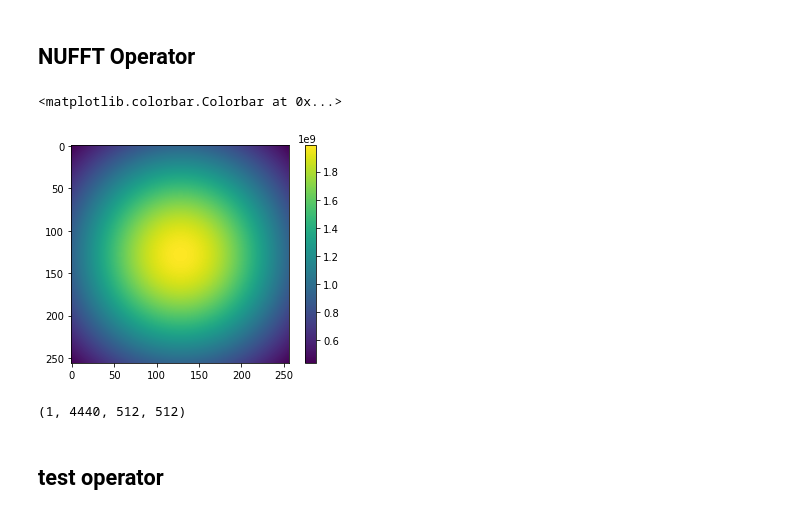
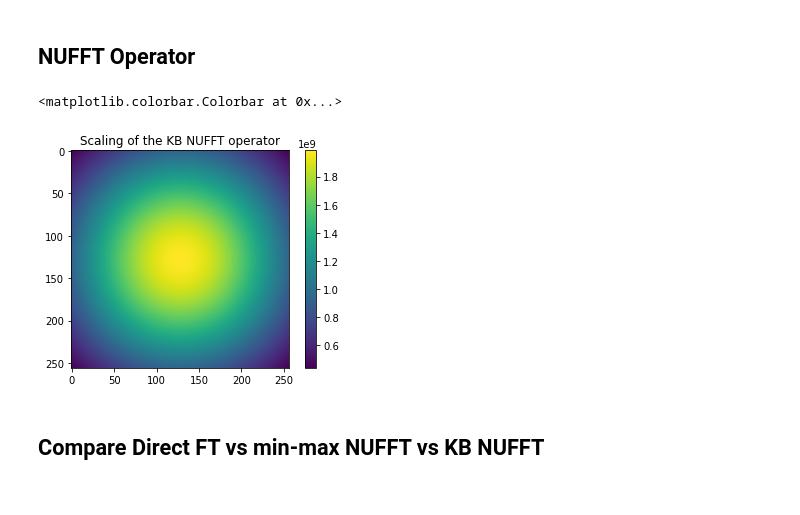
Before and after one commit to astro-informatics/LeIA, a Jupyter notebook: notebooks/nufft2.ipynb, the cells around one changed output. Cells and saved outputs as stored; diff of their text form; code cells hidden in the pictures.

```diff
--- a/notebooks/nufft2.ipynb
+++ b/notebooks/nufft2.ipynb
@@ -151,20 +122,17 @@ class Op():
             (self.Kd[1]-self.Nd[1])//2: (self.Kd[1]-self.Nd[1])//2 +self.Nd[1]
             ] # remove zero padding from image
 # %%
-op = Op()
+op = NUFFT_op()
 op.plan(uv, Nd=(256,256), Kd=(512,512), Jd=(6,6))
 # %%
 plt.imshow(op.scaling.real)
+plt.title("Scaling of the KB NUFFT operator")
 plt.colorbar()
 # %% [output]
 <matplotlib.colorbar.Colorbar at 0x...>
-[figure, old version]
+[figure, new version]
-# %%
-op.interp_matrix.shape
-# %% [output]
-(1, 4440, 512, 512)
-# %% [markdown]
-## test operator
+# %% [markdown]
+## Compare Direct FT vs min-max NUFFT vs KB NUFFT
 # %%
 def dft(x, w, m):
 
```
Also changed, not shown: parts of 135 cells of this notebook, 7 other files.
